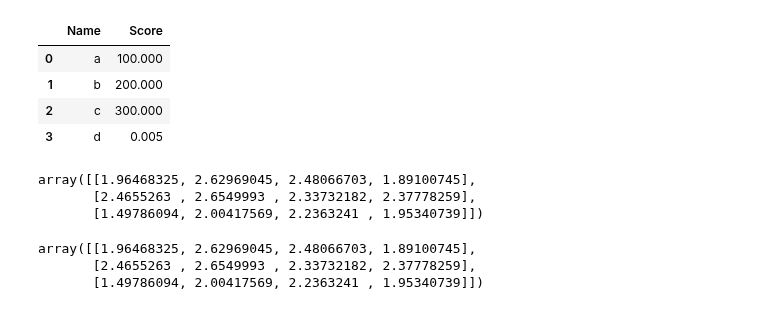
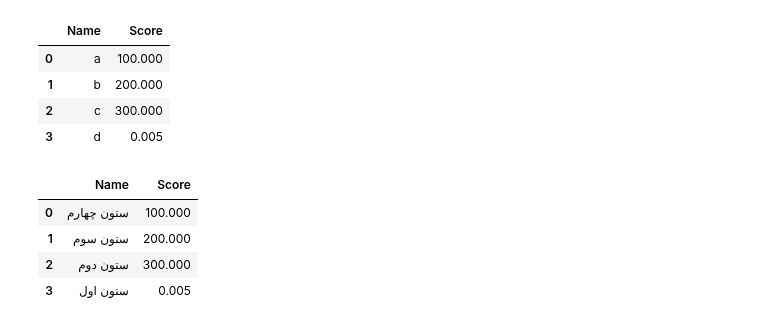
Before and after one commit to poorialari2017/ML_git001, a Jupyter notebook: MLproj002/Pooria/01 Preprocessing/Pandas/02 30Trick of Pandas.ipynb, the cells around one changed output. Cells and saved outputs as stored; diff of their text form; code cells hidden in the pictures.

```diff
--- a/MLproj002/Pooria/01 Preprocessing/Pandas/02 30Trick of Pandas.ipynb
+++ b/MLproj002/Pooria/01 Preprocessing/Pandas/02 30Trick of Pandas.ipynb
@@ -2013,12 +1997,0 @@ D = A @ B
-# %%
-D
-# %% [output]
-array([[1.96468325, 2.62969045, 2.48066703, 1.89100745],
-       [2.4655263 , 2.6549993 , 2.33732182, 2.37778259],
-       [1.49786094, 2.00417569, 2.2363241 , 1.95340739]])
-# %%
-C
-# %% [output]
-array([[1.96468325, 2.62969045, 2.48066703, 1.89100745],
-       [2.4655263 , 2.6549993 , 2.33732182, 2.37778259],
-       [1.49786094, 2.00417569, 2.2363241 , 1.95340739]])
@@ -2024,0 +2005,13 @@ array([[1.96468325, 2.62969045, 2.48066703, 1.89100745],
+# %%
+dic23_2 = {
+            'Name': ['ستون چهارم','ستون سوم','ستون دوم','ستون اول'],
+            'Score': [100,200,300,0.005]
+          }
+dft23 = pd.DataFrame(dic23_2)
+dft23.head()
+# %% [output]
+|  | Name | Score |
+| 0 | ستون چهارم | 100.000 |
+| 1 | ستون سوم | 200.000 |
+| 2 | ستون دوم | 300.000 |
+| 3 | ستون اول | 0.005 |
```
Also changed, not shown: parts of 24 cells of this notebook.
